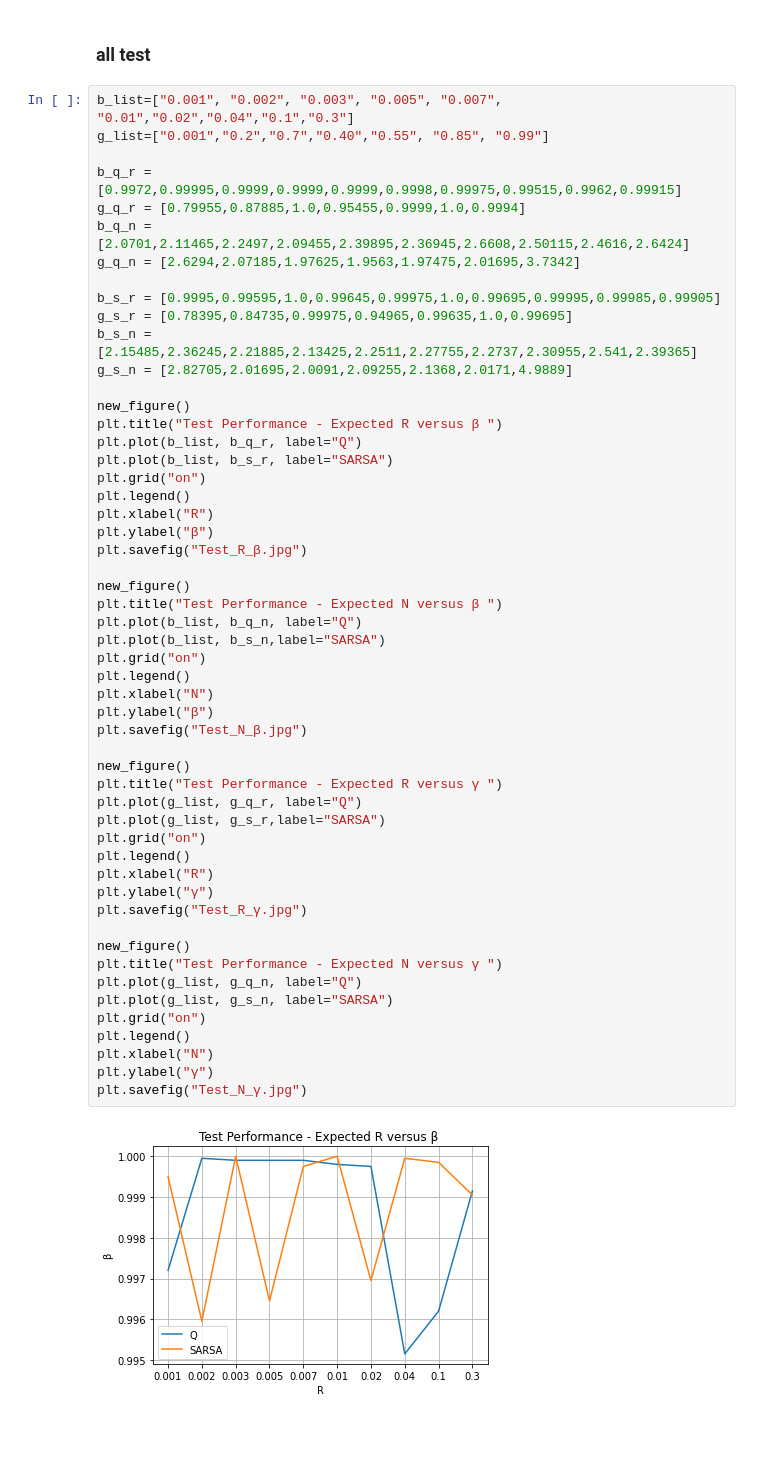
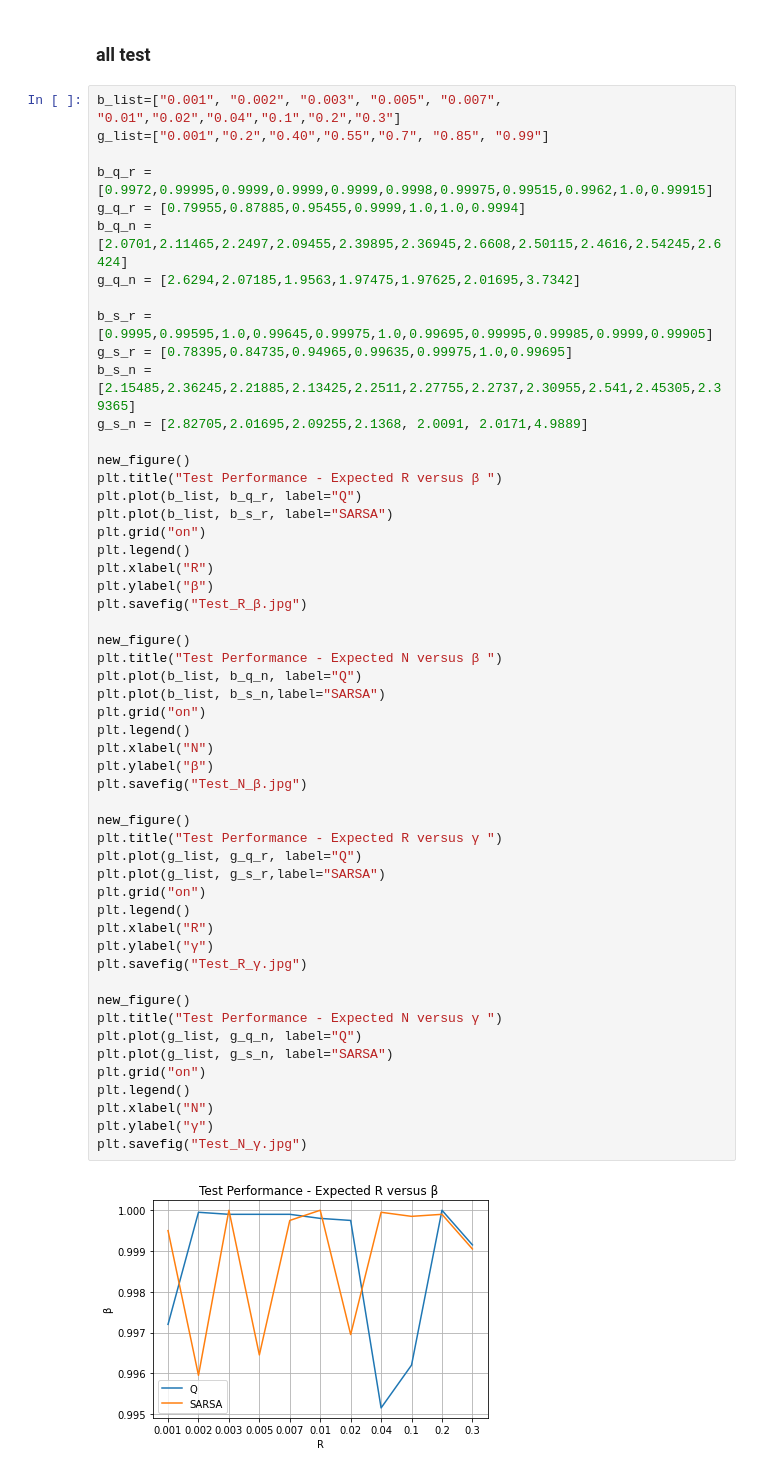
Before and after one commit to JunTu-XD/RL-Checkmate, a Jupyter notebook: data/plotting2.ipynb, the cells around one changed output. Saved outputs shown, nothing was run; the diff lists cells and outputs as text; blank space fills up the shorter version.

```diff
--- a/data/plotting2.ipynb
+++ b/data/plotting2.ipynb
@@ -459,18 +474,18 @@ fig2.savefig("Q-beta_R.jpg", bbox_extra_artists=(lgd,text), bbox_inches='tight',
 # %% [markdown]
 ### all test
 # %%
-b_list=["0.001", "0.002", "0.003", "0.005", "0.007", "0.01","0.02","0.04","0.1","0.3"]
-g_list=["0.001","0.2","0.7","0.40","0.55", "0.85", "0.99"]
+b_list=["0.001", "0.002", "0.003", "0.005", "0.007", "0.01","0.02","0.04","0.1","0.2","0.3"]
+g_list=["0.001","0.2","0.40","0.55","0.7", "0.85", "0.99"]
 
-b_q_r = [0.9972,0.99995,0.9999,0.9999,0.9999,0.9998,0.99975,0.99515,0.9962,0.99915]
-g_q_r = [0.79955,0.87885,1.0,0.95455,0.9999,1.0,0.9994]
-b_q_n = [2.0701,2.11465,2.2497,2.09455,2.39895,2.36945,2.6608,2.50115,2.4616,2.6424]
-g_q_n = [2.6294,2.07185,1.97625,1.9563,1.97475,2.01695,3.7342]
+b_q_r = [0.9972,0.99995,0.9999,0.9999,0.9999,0.9998,0.99975,0.99515,0.9962,1.0,0.99915]
+g_q_r = [0.79955,0.87885,0.95455,0.9999,1.0,1.0,0.9994]
+b_q_n = [2.0701,2.11465,2.2497,2.09455,2.39895,2.36945,2.6608,2.50115,2.4616,2.54245,2.6424]
+g_q_n = [2.6294,2.07185,1.9563,1.97475,1.97625,2.01695,3.7342]
 
-b_s_r = [0.9995,0.99595,1.0,0.99645,0.99975,1.0,0.99695,0.99995,0.99985,0.99905]
-g_s_r = [0.78395,0.84735,0.99975,0.94965,0.99635,1.0,0.99695]
-b_s_n = [2.15485,2.36245,2.21885,2.13425,2.2511,2.27755,2.2737,2.30955,2.541,2.39365]
-g_s_n = [2.82705,2.01695,2.0091,2.09255,2.1368,2.0171,4.9889]
+b_s_r = [0.9995,0.99595,1.0,0.99645,0.99975,1.0,0.99695,0.99995,0.99985,0.9999,0.99905]
+g_s_r = [0.78395,0.84735,0.94965,0.99635,0.99975,1.0,0.99695]
+b_s_n = [2.15485,2.36245,2.21885,2.13425,2.2511,2.27755,2.2737,2.30955,2.541,2.45305,2.39365]
+g_s_n = [2.82705,2.01695,2.09255,2.1368, 2.0091, 2.0171,4.9889]
 
 new_figure()
 plt.title("Test Performance - Expected R versus β ")
@@ -485,31 +500,31 @@ plt.savefig("Test_R_β.jpg")
 new_figure()
 plt.title("Test Performance - Expected N versus β ")
 plt.plot(b_list, b_q_n, label="Q")
 plt.plot(b_list, b_s_n,label="SARSA")
 plt.grid("on")
 plt.legend()
 plt.xlabel("N")
 plt.ylabel("β")
 plt.savefig("Test_N_β.jpg")
 
 new_figure()
 plt.title("Test Performance - Expected R versus γ ")
 plt.plot(g_list, g_q_r, label="Q")
 plt.plot(g_list, g_s_r,label="SARSA")
 plt.grid("on")
 plt.legend()
 plt.xlabel("R")
 plt.ylabel("γ")
 plt.savefig("Test_R_γ.jpg")
 
 new_figure()
 plt.title("Test Performance - Expected N versus γ ")
 plt.plot(g_list, g_q_n, label="Q")
 plt.plot(g_list, g_s_n, label="SARSA")
 plt.grid("on")
 plt.legend()
 plt.xlabel("N")
 plt.ylabel("γ")
 plt.savefig("Test_N_γ.jpg")
 # %% [output]
-[figure, old version]
+[figure, new version]
```
Also changed, not shown: parts of 4 cells of this notebook.
